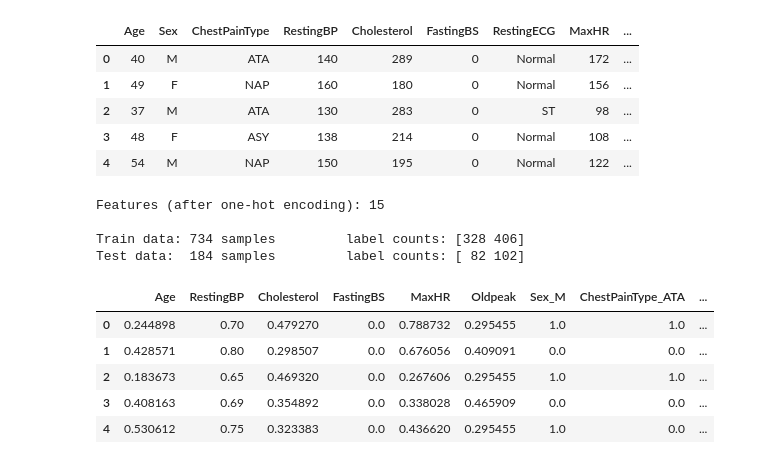
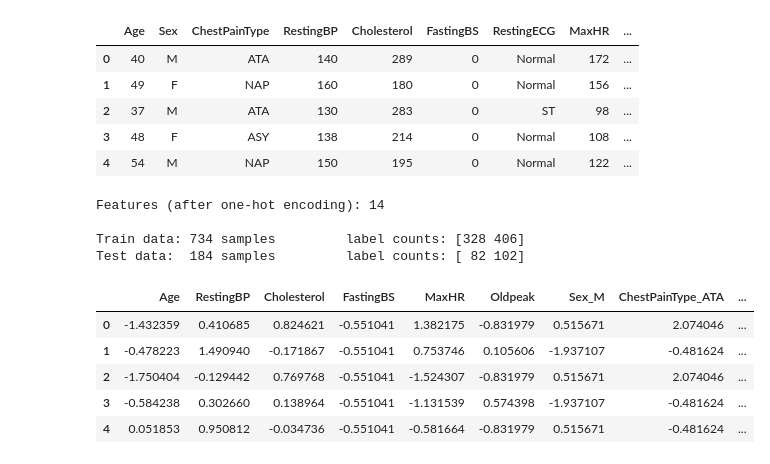
Before and after one commit to antonionicampos/heart-disease, a Jupyter notebook: NN_models.ipynb, the cells around one changed output. Cells and saved outputs as stored; diff of their text form; code cells hidden in the pictures.

```diff
--- a/NN_models.ipynb
+++ b/NN_models.ipynb
@@ -93,31 +96,38 @@ Heart Disease == 1: 508, Heart Disease == 0: 410
 | 4 | 54 | M | NAP | 150 | 195 | 0 | Normal | 122 | ... |
 # %%
 X_onehot = pd.get_dummies(X, drop_first=True)
-X_norm = (X_onehot - X_onehot.min()) / (X_onehot.max() - X_onehot.min())
+
+# # processing outliers
+# X_onehot['Cholesterol'] = X_onehot['Cholesterol'].replace(0, X_onehot['Cholesterol'].mean())
+# y = y[X_onehot['RestingBP'] > 0]
+# X_onehot = X_onehot[X_onehot['RestingBP'] > 0]
+
+X_norm = (X_onehot - X_onehot.mean()) / (X_onehot.std())
+X_norm = X_norm.drop(columns=['ChestPainType_TA'])
 
 print(f'Features (after one-hot encoding): {X_norm.shape[1]}')
 
 sss = StratifiedShuffleSplit(n_splits=2, test_size=0.2)
 
-for train_index, test_index in sss.split(X, y):
+for train_index, test_index in sss.split(X_norm, y):
     X_train, X_test = X_norm.values[train_index], X_norm.values[test_index]
     y_train, y_test = y.values[train_index], y.values[test_index]
 
 print(f'\nTrain data: {X_train.shape[0]} samples\t\tlabel counts: {np.unique(y_train, return_counts=True)[1]}')
 print(f'Test data:  {X_test.shape[0]} samples\t\tlabel counts: {np.unique(y_test, return_counts=True)[1]}')
 
 data = X_norm.copy()
 data['HeartDisease'] = y
 
 X_norm.head()
 # %% [output]
-Features (after one-hot encoding): 15
+Features (after one-hot encoding): 14
 
 Train data: 734 samples         label counts: [328 406]
 Test data:  184 samples         label counts: [ 82 102]
 |  | Age | RestingBP | Cholesterol | FastingBS | MaxHR | Oldpeak | Sex_M | ChestPainType_ATA | ... |
-| 0 | 0.244898 | 0.70 | 0.479270 | 0.0 | 0.788732 | 0.295455 | 1.0 | 1.0 | ... |
-| 1 | 0.428571 | 0.80 | 0.298507 | 0.0 | 0.676056 | 0.409091 | 0.0 | 0.0 | ... |
-| 2 | 0.183673 | 0.65 | 0.469320 | 0.0 | 0.267606 | 0.295455 | 1.0 | 1.0 | ... |
-| 3 | 0.408163 | 0.69 | 0.354892 | 0.0 | 0.338028 | 0.465909 | 0.0 | 0.0 | ... |
-| 4 | 0.530612 | 0.75 | 0.323383 | 0.0 | 0.436620 | 0.295455 | 1.0 | 0.0 | ... |
+| 0 | -1.432359 | 0.410685 | 0.824621 | -0.551041 | 1.382175 | -0.831979 | 0.515671 | 2.074046 | ... |
+| 1 | -0.478223 | 1.490940 | -0.171867 | -0.551041 | 0.753746 | 0.105606 | -1.937107 | -0.481624 | ... |
+| 2 | -1.750404 | -0.129442 | 0.769768 | -0.551041 | -1.524307 | -0.831979 | 0.515671 | 2.074046 | ... |
+| 3 | -0.584238 | 0.302660 | 0.138964 | -0.551041 | -1.131539 | 0.574398 | -1.937107 | -0.481624 | ... |
+| 4 | 0.051853 | 0.950812 | -0.034736 | -0.551041 | -0.581664 | -0.831979 | 0.515671 | -0.481624 | ... |
```
Also changed, not shown: parts of 14 cells of this notebook.
